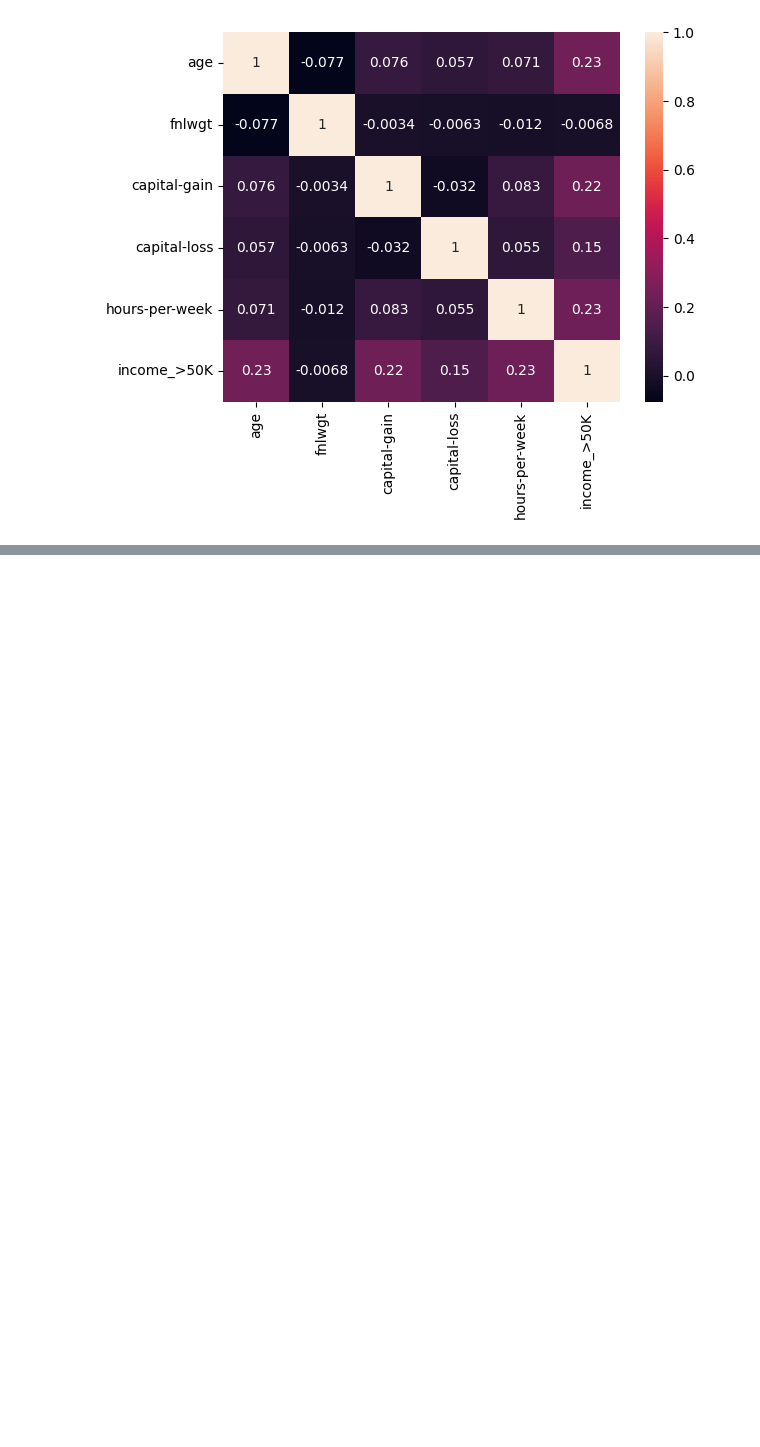
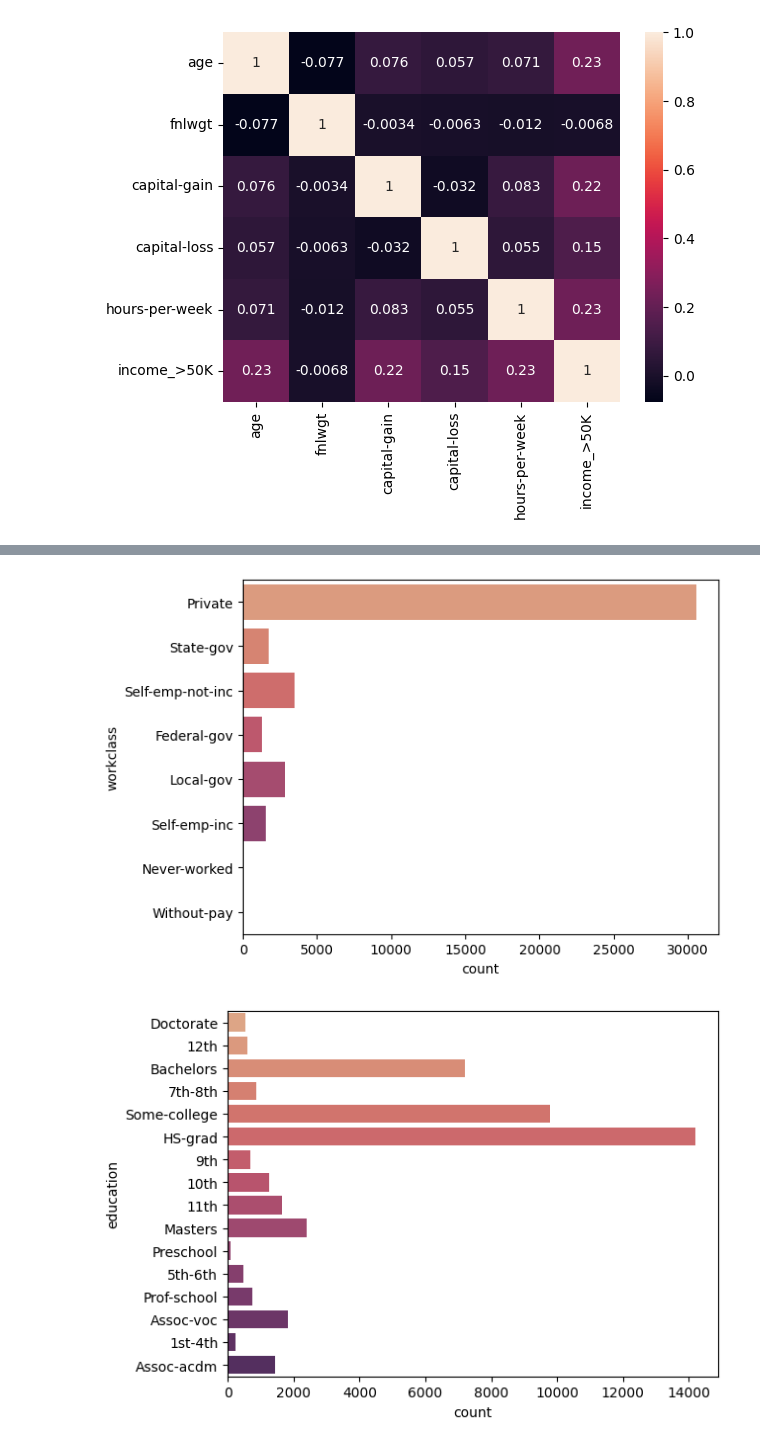
Before and after one commit to clapelosi/income_50, a Jupyter notebook: code/Exploration.ipynb, the cells around one changed output, grey strips where cells are left out. Drawn from its saved outputs; the diff is of its cells as text; code cells hidden in the pictures; blank space fills up the shorter version.

```diff
--- a/code/Exploration.ipynb
+++ b/code/Exploration.ipynb
@@ -148,0 +161,10 @@ sns.heatmap(df_train.select_dtypes('int64').corr(), annot = True)
+# %%
+cols = df_train.select_dtypes('object').columns.tolist()
+for i in range(len(cols)):
+    if cols[i] == 'native-country':
+        plt.figure(figsize = (10, 20))
+    sns.countplot(df_train.select_dtypes('object'), y = cols[i], palette = 'flare')
+    plt.show()
+# %% [output]
+[figure, added]
+[figure, added]
```
Also changed, not shown: parts of 4 cells of this notebook.
